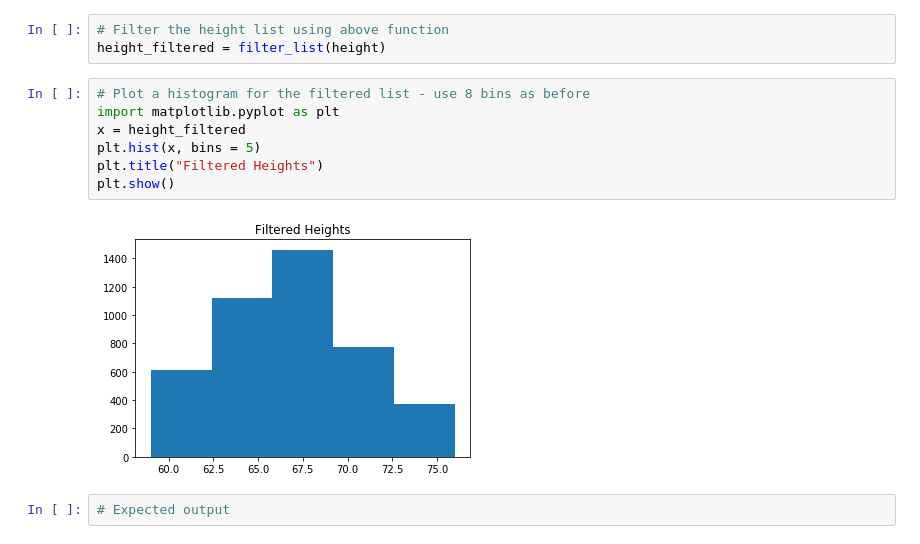
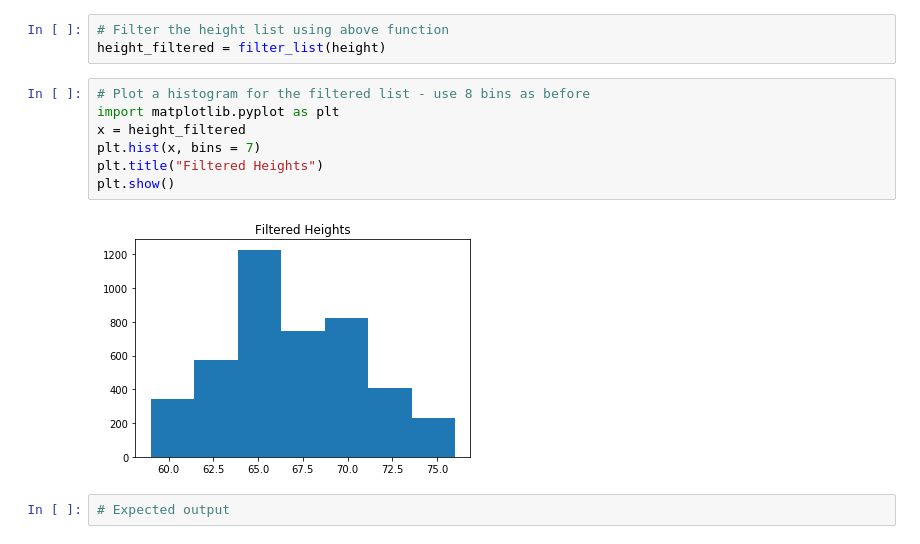
Before and after one commit to nicodonovan/dsc-1-02-17-implementing-statistics-with-functions-lab-online-ds-pt-100118, a Jupyter notebook: index.ipynb, the cells around one changed output. Saved outputs shown, nothing was run; the diff lists cells and outputs as text.

```diff
--- a/index.ipynb
+++ b/index.ipynb
@@ -127,12 +127,12 @@ height_filtered = filter_list(height)
 # %%
 # Plot a histogram for the filtered list - use 8 bins as before
 import matplotlib.pyplot as plt
 x = height_filtered
-plt.hist(x, bins = 5)
+plt.hist(x, bins = 7)
 plt.title("Filtered Heights")
 plt.show()
 # %% [output]
-[figure, old version]
+[figure, new version]
 # %%
 # Expected output
 # %% [output]
```
